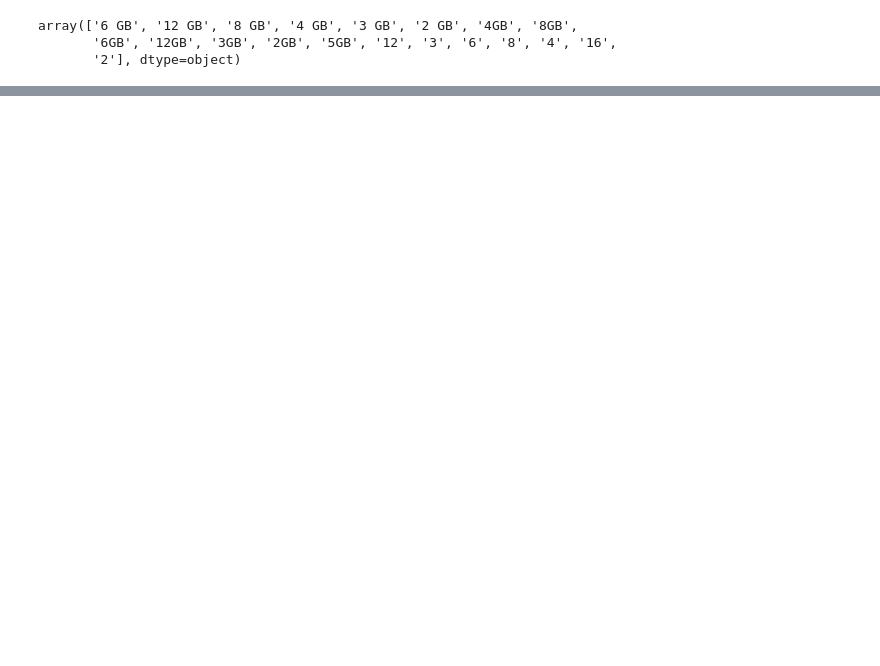
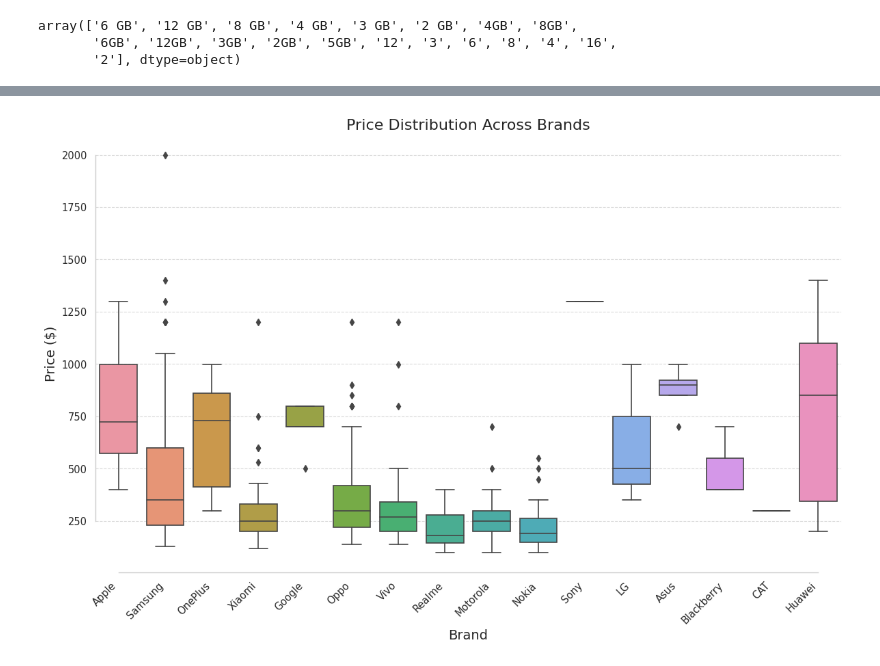
Before and after one commit to ASatya-J107/Data_Science_Project_1_Exploratory_Data_Analysis, a Jupyter notebook: Data_Science_Project_1_Exploratory_Data_Analysis.ipynb, the cells around one changed output, grey strips where cells are left out. Cells and saved outputs as stored; diff of their text form; code cells hidden in the pictures; blank space fills up the shorter version.

```diff
--- a/Data_Science_Project_1_Exploratory_Data_Analysis.ipynb
+++ b/Data_Science_Project_1_Exploratory_Data_Analysis.ipynb
@@ -723,0 +259,20 @@ df[df['Brand'].isin(body)]
+# %%
+sns.set(style="whitegrid")
+sns.set_context("paper", font_scale=1.2)
+
+plt.figure(figsize=(12, 8))
+ax = sns.boxplot(x=df['Brand'], y=df['Price ($)'])
+
+ax.set_xlabel('Brand', fontsize=14)
+ax.set_ylabel('Price ($)', fontsize=14)
+ax.set_title('Price Distribution Across Brands', fontsize=16)
+
+ax.set_xticklabels(ax.get_xticklabels(), rotation=45, horizontalalignment='right')
+
+sns.despine(trim=True)
+ax.grid(axis='y', linestyle='--', alpha=0.7)
+
+plt.tight_layout()
+plt.show()
+# %% [output]
+[figure, added]
```
Also changed, not shown: parts of 77 cells of this notebook.
